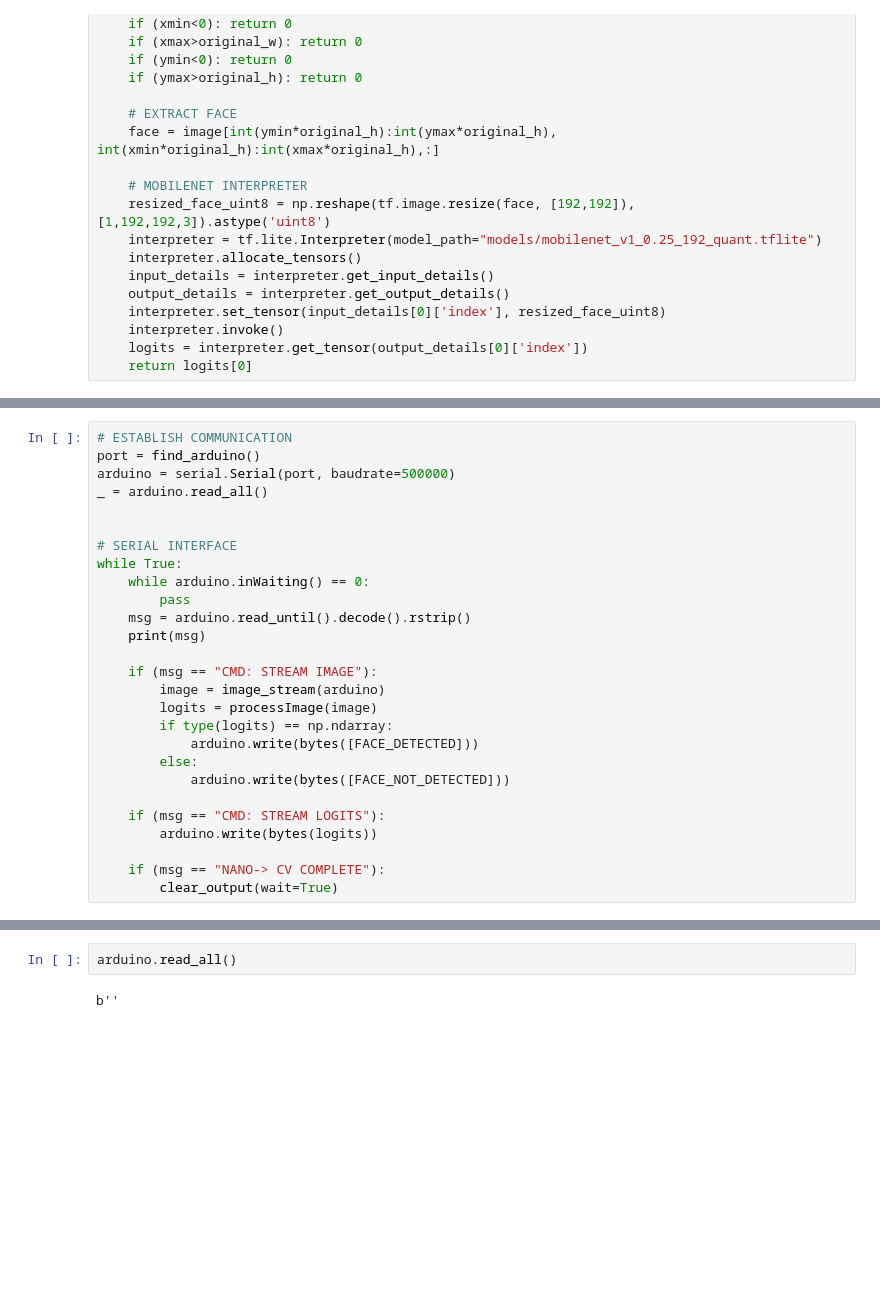
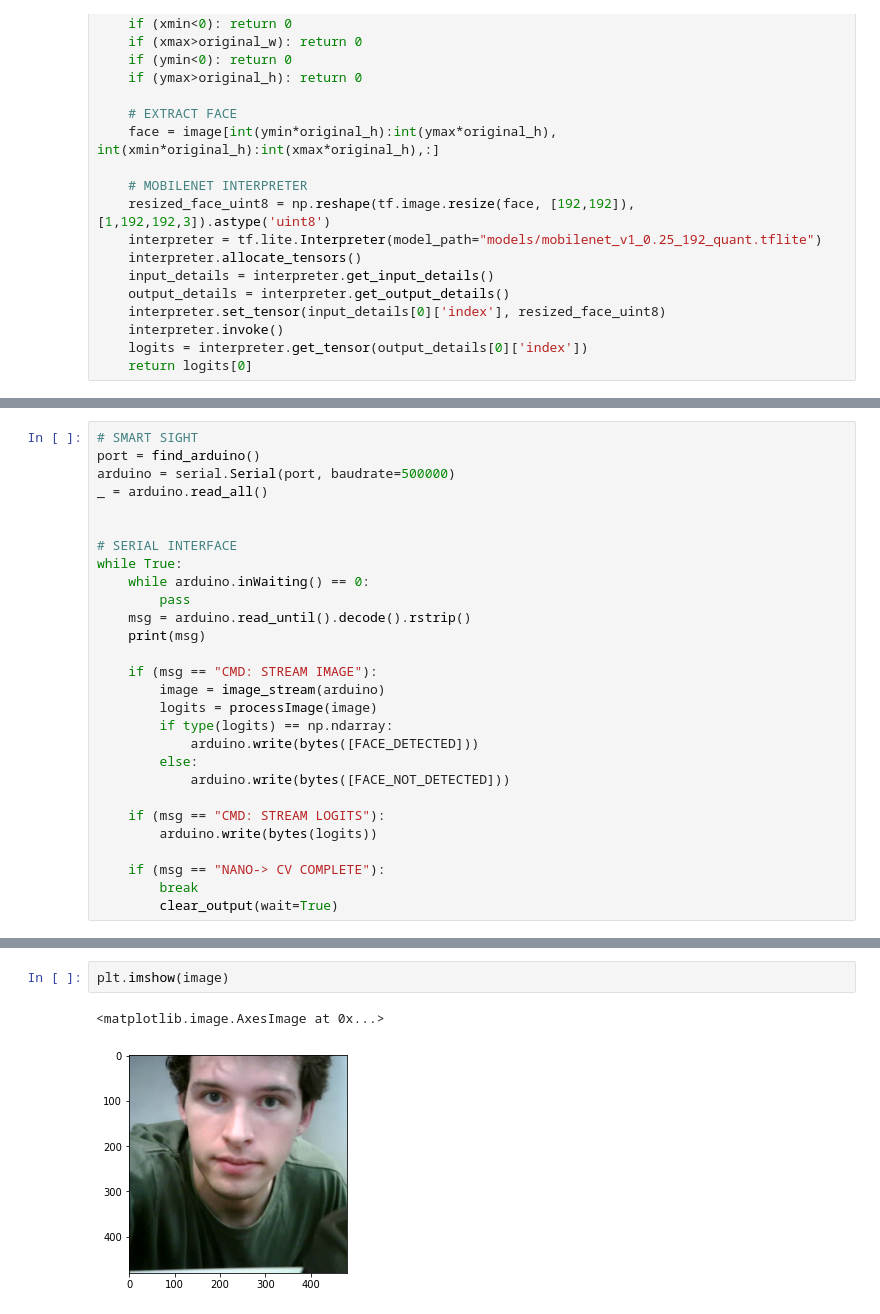
Before and after one commit to MarcoNewman/SmartSight-Development, a Jupyter notebook: SmartSight.ipynb, the cells around one changed output, grey strips where cells are left out. Saved outputs shown, nothing was run; the diff lists cells and outputs as text; blank space fills up the shorter version.

```diff
--- a/SmartSight.ipynb
+++ b/SmartSight.ipynb
@@ -154,7 +157,7 @@ def image_stream(arduino):
     # Turn off the stream
     return image
 # %%
-# ESTABLISH COMMUNICATION
+# SMART SIGHT
 port = find_arduino()
 arduino = serial.Serial(port, baudrate=500000)
 _ = arduino.read_all()
@@ -179,5 +182,6 @@ while True:
         arduino.write(bytes(logits))
 
     if (msg == "NANO-> CV COMPLETE"):
+        break
         clear_output(wait=True)
 # %% [output]
@@ -185,4 +199,5 @@ KeyboardInterrupt:
-# %%
-arduino.read_all()
-# %% [output]
-b''
+# %%
+plt.imshow(image)
+# %% [output]
+<matplotlib.image.AxesImage at 0x...>
+[figure, added]
```
Also changed, not shown: parts of 5 cells of this notebook.
